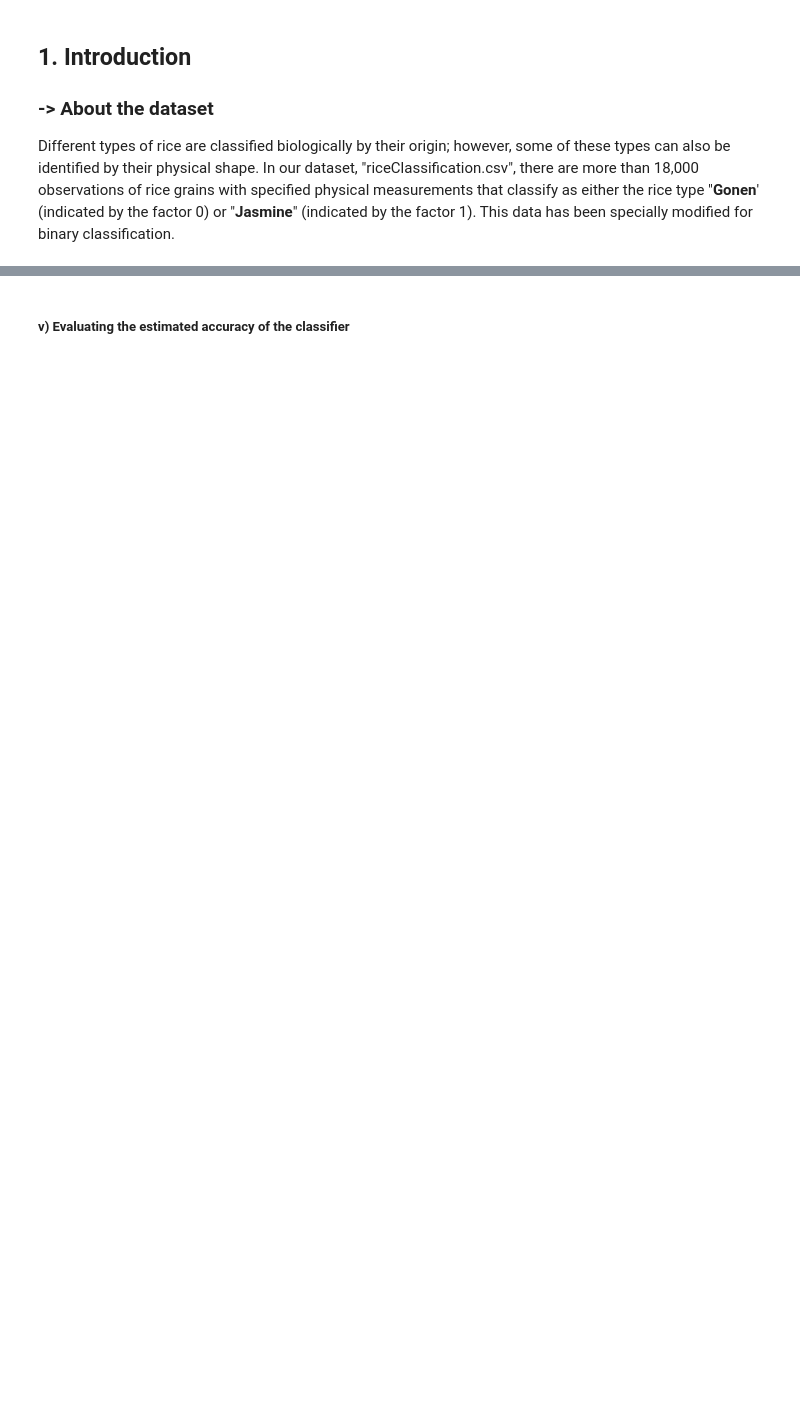
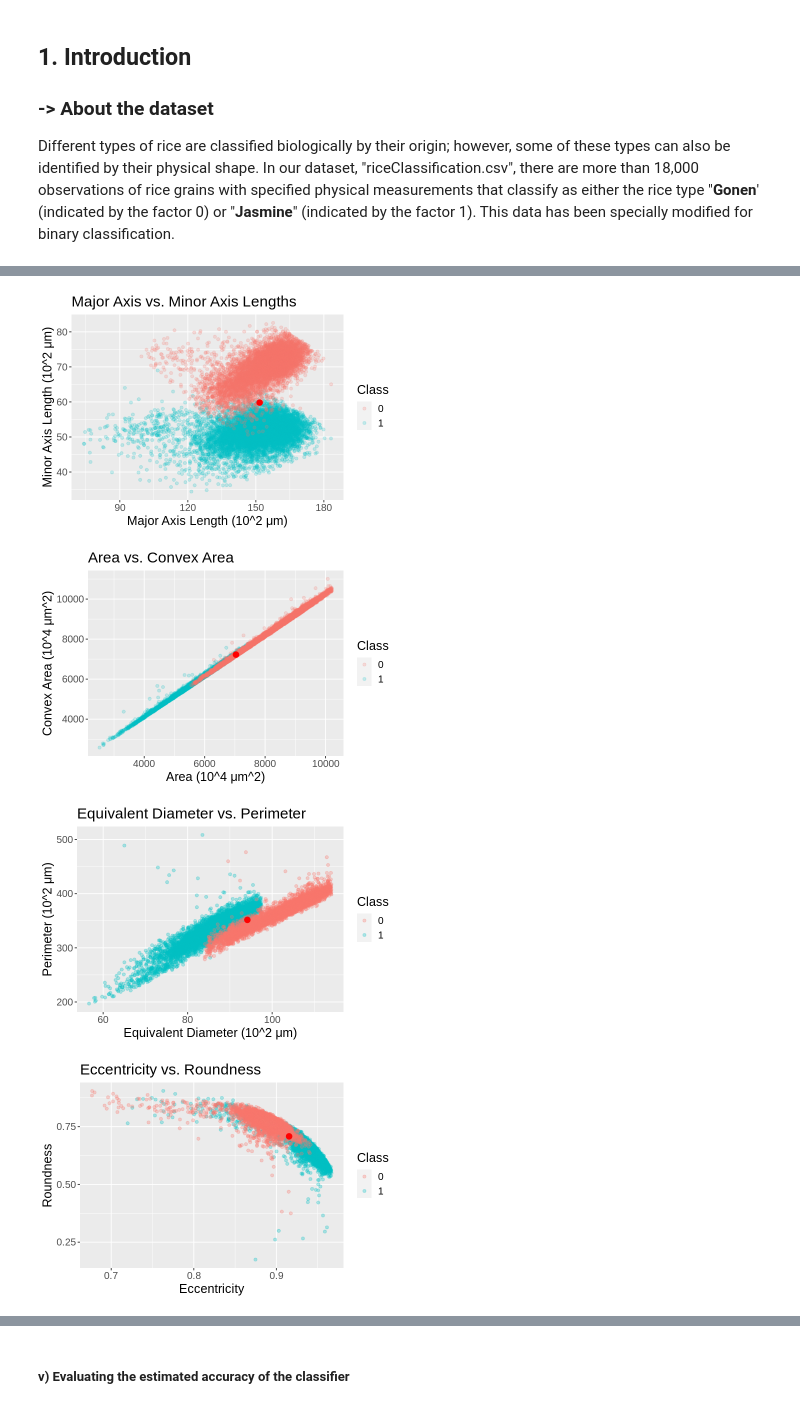
Before and after one commit to sean-prk/dsci-group-project-report, a Jupyter notebook: project.ipynb, the cells around one changed output, grey strips where cells are left out. Cells and saved outputs as stored; diff of their text form; code cells hidden in the pictures; blank space fills up the shorter version.

```diff
--- a/project.ipynb
+++ b/project.ipynb
@@ -71,0 +57,4 @@ We will build a classifier that classifies a rice grain as either Gonen or Jasmi
+# %%
+test_obs <- rice_data |>
+    slice(9056)
+test_obs
@@ -97,0 +103,66 @@ We saw that there are more observations classified as Jasmine in the original da
+# %%
+options(repr.plot.width=6,repr.plot.height=4)
+#MajorAxisLength vs MinorAxisLength
+ggplot(rice_data, aes(x=MajorAxisLength, y = MinorAxisLength, color=Class)) +
+    geom_point(alpha=0.2) +
+    ggtitle("Major Axis vs. Minor Axis Lengths")  +
+    labs(x = "Major Axis Length (10^2 μm)",
+         y = "Minor Axis Length (10^2 μm)") +
+    geom_point(data=test_obs,
+             aes(x=MajorAxisLength,y=MinorAxisLength),
+             color='red',
+             size=3) +
+    theme(text = element_text(size=15))
+
+#Area vs ConvexArea
+ggplot(rice_data, aes(x=Area, y = ConvexArea, color=Class)) +
+    geom_point(alpha=0.2) +
+    ggtitle("Area vs. Convex Area")  +
+    labs(x = "Area (10^4 μm^2)",
+         y = "Convex Area (10^4 μm^2)") +
+    geom_point(data=test_obs,
+             aes(x=Area,y=ConvexArea),
+             color='red',
+             size=3) +
+    theme(text = element_text(size=15))
+
+#EquivDiameter vs Perimeter
+ggplot(rice_data, aes(x=EquivDiameter, y = Perimeter, color=Class)) +
+    geom_point(alpha=0.3) +
+    ggtitle("Equivalent Diameter vs. Perimeter")  +
+    labs(x = "Equivalent Diameter (10^2 μm)",
+         y = "Perimeter (10^2 μm)") +
+    geom_point(data=test_obs,
+             aes(x=EquivDiameter,y=Perimeter),
+             color='red',
+             size=3) +
+    theme(text = element_text(size=15))
+
+#Eccentricity vs Roundness
+ggplot(rice_data, aes(x=Eccentricity, y = Roundness, color=Class)) +
+    geom_point(alpha=0.3) +
+    ggtitle("Eccentricity vs. Roundness")  +
+    labs(x = "Eccentricity",
+         y = "Roundness") +
+    geom_point(data=test_obs,
+             aes(x=Eccentricity,y=Roundness),
+             color='red',
+             size=3) +
+    theme(text = element_text(size=15))
+
+#EquivDiameter vs Extent
+ggplot(rice_data, aes(x=EquivDiameter, y = Extent, color=Class)) +
+    geom_point(alpha=0.3) +
+    ggtitle("Equivalent Diameter vs. Extent")  +
+    labs(x = "Equivalent Diameter (10^2 μm)",
+         y = "Extent") +
+    geom_point(data=test_obs,
+             aes(x=EquivDiameter,y=Extent),
+             color='red',
+             size=3) +
+    theme(text = element_text(size=15))
+# %% [output]
+[figure, added]
+[figure, added]
+[figure, added]
+[figure, added]
```
Also changed, not shown: parts of 34 cells of this notebook.
